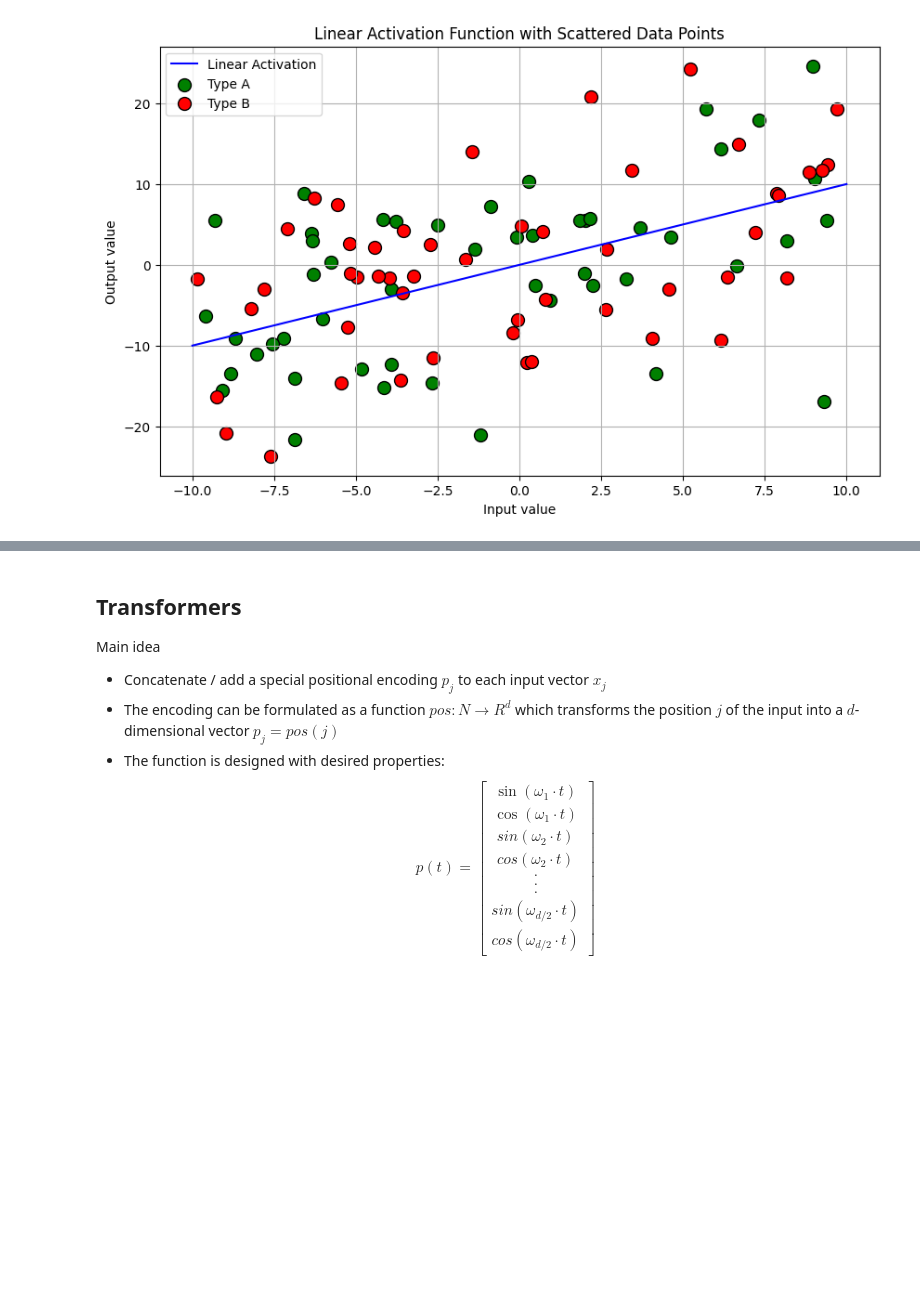
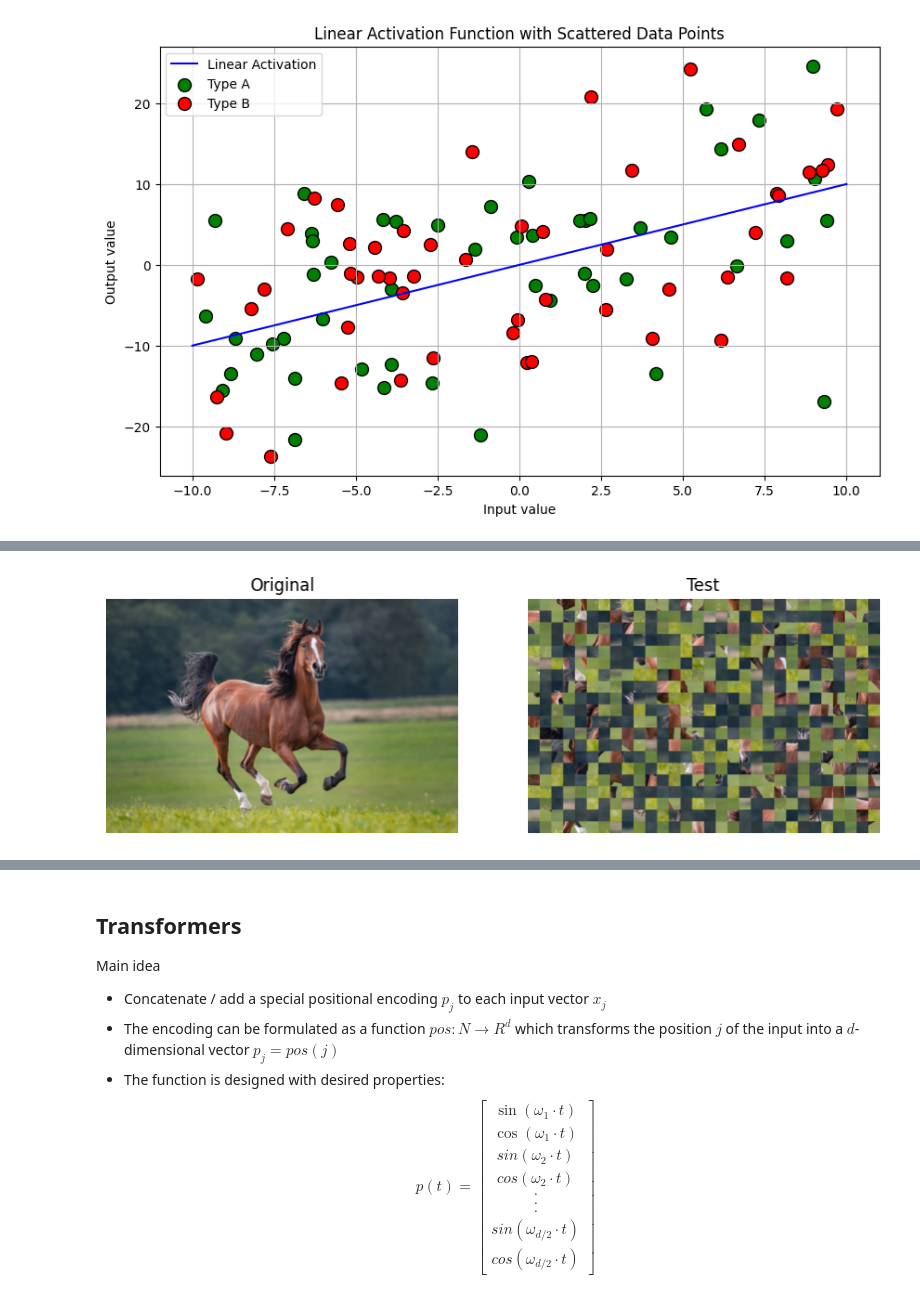
Before and after one commit to lenigovi/ComputerVisionSkills, a Jupyter notebook: 5_DeepLearningforVision.ipynb, the cells around one changed output, grey strips where cells are left out. Drawn from its saved outputs; the diff is of its cells as text; code cells hidden in the pictures; blank space fills up the shorter version.

```diff
--- a/5_DeepLearningforVision.ipynb
+++ b/5_DeepLearningforVision.ipynb
@@ -140,0 +145,52 @@ linear_activation_sample()
+# %%
+import numpy as np
+from PIL import Image
+import matplotlib.pyplot as plt
+
+def shuffle_pixels(image_array, pixel_size):
+    height, width, channels = image_array.shape
+    shuffled_image_array = np.zeros_like(image_array)
+
+    # Calculate the number of pixels along height and width
+    num_pixels_y = height // pixel_size
+    num_pixels_x = width // pixel_size
+
+    # Create a list of pixel indices
+    pixel_indices = [(i, j) for i in range(num_pixels_y) for j in range(num_pixels_x)]
+
+    # Shuffle the list of pixel indices
+    np.random.shuffle(pixel_indices)
+
+    for new_idx, (orig_y, orig_x) in enumerate(pixel_indices):
+        new_y, new_x = divmod(new_idx, num_pixels_x)
+
+        orig_pixel_y = orig_y * pixel_size
+        orig_pixel_x = orig_x * pixel_size
+
+        new_pixel_y = new_y * pixel_size
+        new_pixel_x = new_x * pixel_size
+
+        shuffled_image_array[new_pixel_y:new_pixel_y + pixel_size, new_pixel_x:new_pixel_x + pixel_size, :] = \
+            image_array[orig_pixel_y:orig_pixel_y + pixel_size, orig_pixel_x:orig_pixel_x + pixel_size, :]
+
+    return shuffled_image_array
+
+image_path = 'Image Processing/img/pixelmanipulation.jpg'
+image = Image.open(image_path)
+image_array = np.array(image)
+pixel_size = 50
+shuffled_image_array = shuffle_pixels(image_array, pixel_size)
+shuffled_image = Image.fromarray(shuffled_image_array.astype('uint8'))
+
+plt.figure(figsize=(10, 5))
+plt.subplot(1, 2, 1)
+plt.title('Original')
+plt.imshow(image)
+plt.axis('off')
+plt.subplot(1, 2, 2)
+plt.title('Test')
+plt.imshow(shuffled_image)
+plt.axis('off')
+plt.show()
+# %% [output]
+[figure, added]
```
Also changed, not shown: parts of 4 cells of this notebook, 1 other file.
